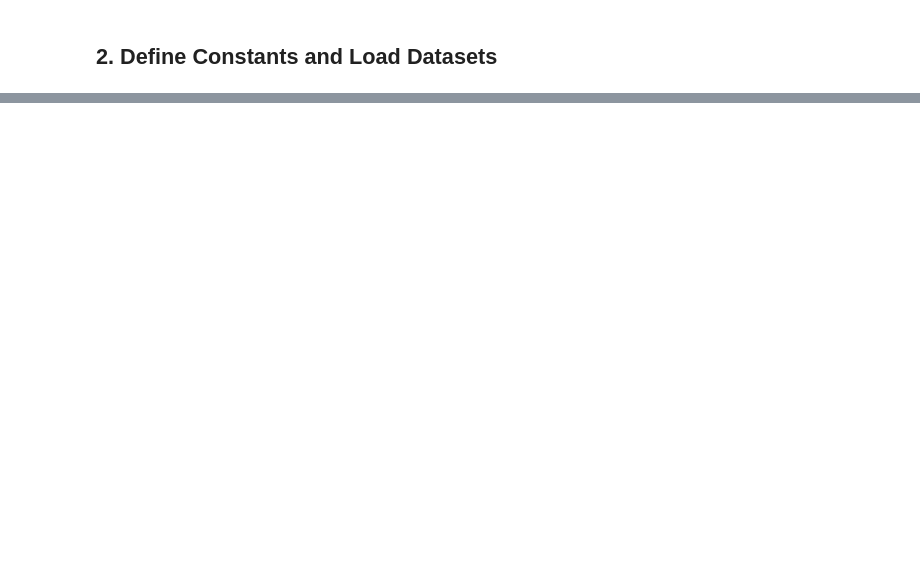
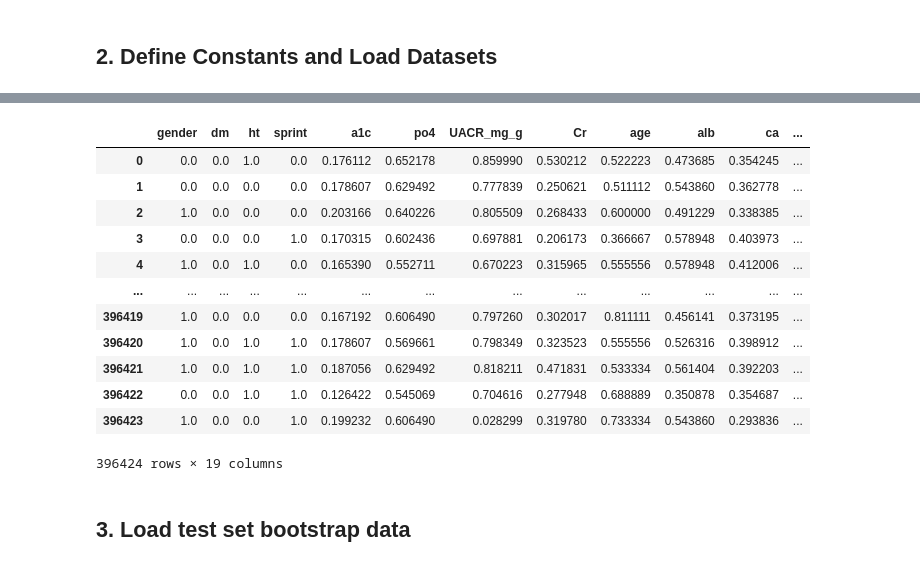
Before and after one commit to leungkcofficial/tarot, a Jupyter notebook: code/baseline_demographics.ipynb, the cells around one changed output, grey strips where cells are left out. Saved outputs shown, nothing was run; the diff lists cells and outputs as text; code cells hidden in the pictures; blank space fills up the shorter version.

```diff
--- a/code/baseline_demographics.ipynb
+++ b/code/baseline_demographics.ipynb
@@ -109,3 +110,21 @@ X_train_transformed, X_test_transformed = load_and_transform_data(
+# %%
+X_train_transformed
+# %% [output]
+|  | gender | dm | ht | sprint | a1c | po4 | UACR_mg_g | Cr | age | alb | ca | ... |
+| 0 | 0.0 | 0.0 | 1.0 | 0.0 | 0.176112 | 0.652178 | 0.859990 | 0.530212 | 0.522223 | 0.473685 | 0.354245 | ... |
+| 1 | 0.0 | 0.0 | 0.0 | 0.0 | 0.178607 | 0.629492 | 0.777839 | 0.250621 | 0.511112 | 0.543860 | 0.362778 | ... |
+| 2 | 1.0 | 0.0 | 0.0 | 0.0 | 0.203166 | 0.640226 | 0.805509 | 0.268433 | 0.600000 | 0.491229 | 0.338385 | ... |
+| 3 | 0.0 | 0.0 | 0.0 | 1.0 | 0.170315 | 0.602436 | 0.697881 | 0.206173 | 0.366667 | 0.578948 | 0.403973 | ... |
+| 4 | 1.0 | 0.0 | 1.0 | 0.0 | 0.165390 | 0.552711 | 0.670223 | 0.315965 | 0.555556 | 0.578948 | 0.412006 | ... |
+| ... | ... | ... | ... | ... | ... | ... | ... | ... | ... | ... | ... | ... |
+| 396419 | 1.0 | 0.0 | 0.0 | 0.0 | 0.167192 | 0.606490 | 0.797260 | 0.302017 | 0.811111 | 0.456141 | 0.373195 | ... |
+| 396420 | 1.0 | 0.0 | 1.0 | 1.0 | 0.178607 | 0.569661 | 0.798349 | 0.323523 | 0.555556 | 0.526316 | 0.398912 | ... |
+| 396421 | 1.0 | 0.0 | 1.0 | 1.0 | 0.187056 | 0.629492 | 0.818211 | 0.471831 | 0.533334 | 0.561404 | 0.392203 | ... |
+| 396422 | 0.0 | 0.0 | 1.0 | 1.0 | 0.126422 | 0.545069 | 0.704616 | 0.277948 | 0.688889 | 0.350878 | 0.354687 | ... |
+| 396423 | 1.0 | 0.0 | 0.0 | 1.0 | 0.199232 | 0.606490 | 0.028299 | 0.319780 | 0.733334 | 0.543860 | 0.293836 | ... |
+396424 rows × 19 columns
+# %% [markdown]
+## 3. Load test set bootstrap data
 # %%
 # List of CIF labels
 cif_array_labels = [
```
Also changed, not shown: parts of 22 cells of this notebook, 34 other files.
